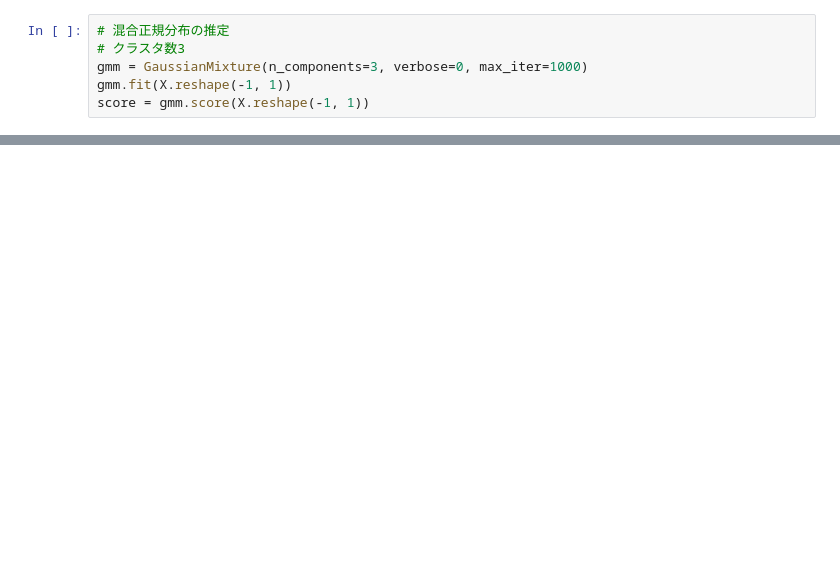
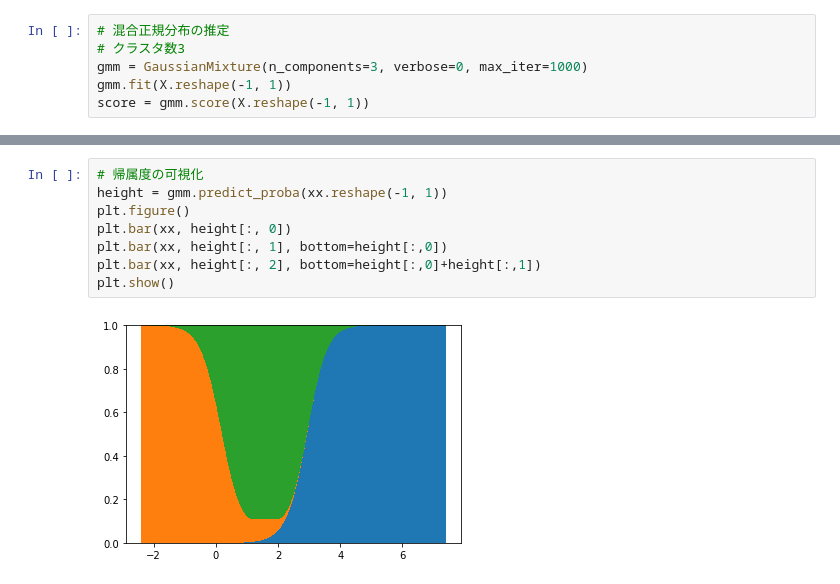
Before and after one commit to tsato-code/python_script, a Jupyter notebook: machinelearning/test_gmm1.ipynb, the cells around one changed output, grey strips where cells are left out. Saved outputs shown, nothing was run; the diff lists cells and outputs as text; blank space fills up the shorter version.

```diff
--- a/machinelearning/test_gmm1.ipynb
+++ b/machinelearning/test_gmm1.ipynb
@@ -74,3 +74,13 @@ plt.show()
+# %%
+# 帰属度の可視化
+height = gmm.predict_proba(xx.reshape(-1, 1))
+plt.figure()
+plt.bar(xx, height[:, 0])
+plt.bar(xx, height[:, 1], bottom=height[:,0])
+plt.bar(xx, height[:, 2], bottom=height[:,0]+height[:,1])
+plt.show()
+# %% [output]
+[figure, added]
 # %%
 # ヒストグラムと推定した正規分布の重ね合わせ
 comps = 5
```
Also changed, not shown: parts of 6 cells of this notebook.
